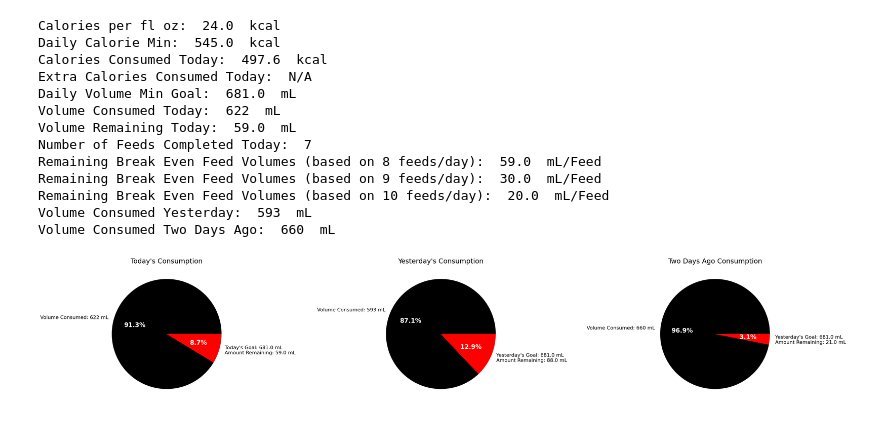
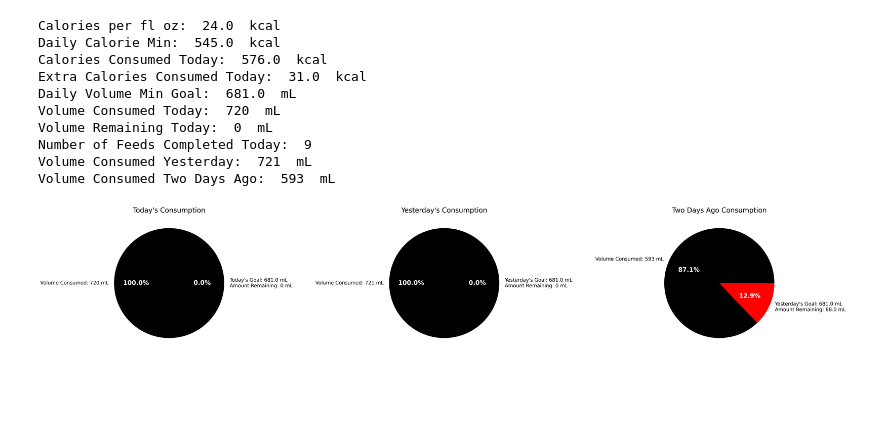
Before and after one commit to Juniper82/Theos-Feeding, a Jupyter notebook: Theo_Feeds_New.ipynb, the cells around one changed output. Saved outputs shown, nothing was run; the diff lists cells and outputs as text; code cells hidden in the pictures; blank space fills up the shorter version.

Commit message:
updated data

```diff
--- a/Theo_Feeds_New.ipynb
+++ b/Theo_Feeds_New.ipynb
@@ -1,14 +1,21 @@
 # %%
 import os
 import pandas as pd
+#%config InlineBackend.figure_format = 'retina'
+from ipypublish import nb_setup
+#pd = nb_setup.setup_pandas(escape_latex = False)
 import seaborn as sns
 import numpy as np
 import matplotlib as mpl
+%matplotlib inline
 import matplotlib.pyplot as plt
+plt.rcParams['figure.dpi'] = 300
+plt.rcParams['savefig.dpi'] = 300
 import matplotlib.dates as mdates
 from matplotlib.ticker import (MultipleLocator, AutoMinorLocator)
 from datetime import datetime, date, timedelta
-%matplotlib inline
+from feedingFunctions import getData
+#%matplotlib inline
 
 spreadsheet_id = "YOUR_SPREADSHEET_ID" # Replace with your Sheet ID
 sheet_id = "0" # Replace with your GID (0 is usually the first sheet)
@@ -18,5 +25,4 @@ url = f"https://docs.google.com/spreadsheets/d/16HNvRGn6rM0YFKnyvNpQlfmxrgw8ugTs
 df = pd.read_csv(url)
 df['Military_Time']=pd.to_datetime(df['Time'],format='%I:%M %p').dt.strftime('%H:%M')
 df['dateTime'] = pd.to_datetime(df['Date'] + ' ' + df['Military_Time'])
-#df = df.loc[df['Scheduled / Adlib']=='Adlib']
 # %%
@@ -148,24 +137,25 @@ todaysLabels = ['Volume Consumed: '+str(todaysConsum)+' mL',"Today's Goal: "+str
 numFeedsToday = todaysDat['Number of Feeds']
 print("Number of Feeds Completed Today: ",numFeedsToday)
 
+# if remainingFood != 0 and numFeedsToday < 8:
+#     minFeedVolReman8 = remainingFood/(8-numFeedsToday)
+#     minFeedVolReman9 = remainingFood/(9-numFeedsToday)
+#     minFeedVolReman10 = remainingFood/(10-numFeedsToday)
+# elif remainingFood != 0 and numFeedsToday < 9:
+#     minFeedVolReman9 = remainingFood/(9-numFeedsToday)
+#     minFeedVolReman10 = remainingFood/(10-numFeedsToday)
+# elif remainingFood != 0 and numFeedsToday < 10:
+#     minFeedVolReman10 = remainingFood/(10-numFeedsToday)
+# else:
+#     minFeedVolReman9 = 0
+#     minFeedVolReman10 = 0
+
 if remainingFood != 0 and numFeedsToday < 8:
-    minFeedVolReman8 = remainingFood/(8-numFeedsToday)
-    minFeedVolReman9 = remainingFood/(9-numFeedsToday)
-    minFeedVolReman10 = remainingFood/(10-numFeedsToday)
-elif remainingFood != 0 and numFeedsToday < 9:
-    minFeedVolReman9 = remainingFood/(9-numFeedsToday)
-    minFeedVolReman10 = remainingFood/(10-numFeedsToday)
-elif remainingFood != 0 and numFeedsToday < 10:
-    minFeedVolReman10 = remainingFood/(10-numFeedsToday)
-else:
-    minFeedVolReman9 = 0
-    minFeedVolReman10 = 0
-
-if numFeedsToday < 8:
-    print("Remaining Break Even Feed Volumes (based on 8 feeds/day): ",np.ceil(minFeedVolReman8)," mL/Feed")
-if numFeedsToday < 9:
-    print("Remaining Break Even Feed Volumes (based on 9 feeds/day): ",np.ceil(minFeedVolReman9)," mL/Feed")
-print("Remaining Break Even Feed Volumes (based on 10 feeds/day): ",np.ceil(minFeedVolReman10)," mL/Feed")
+    print("Remaining Break Even Feed Volumes (based on 8 feeds/day): ",np.ceil(remainingFood/(8-numFeedsToday))," mL/Feed")
+if remainingFood != 0 and numFeedsToday < 9:
+    print("Remaining Break Even Feed Volumes (based on 9 feeds/day): ",np.ceil(remainingFood/(9-numFeedsToday))," mL/Feed")
+if remainingFood != 0 and numFeedsToday < 10:
+    print("Remaining Break Even Feed Volumes (based on 10 feeds/day): ",np.ceil(remainingFood/(10-numFeedsToday))," mL/Feed")
 # Prepare Yesterday's Data
 yesterday = date.today() - timedelta(days=1)
 yesterday = yesterday.strftime('%m-%d-%Y')
@@ -192,44 +182,41 @@ twoDaysAgoConsum = twoDaysAgoDat['Daily Volume']
 twoDaysAgoGoal = twoDaysAgoDat['Daily Volume Goal']
 if twoDaysAgoConsum >= twoDaysAgoGoal:
        twoDaysAgoRemanFood = 0
 else:
     twoDaysAgoRemanFood = twoDaysAgoGoal-twoDaysAgoConsum
 twoDaysAgoData=[twoDaysAgoConsum , twoDaysAgoRemanFood]
 twoDaysAgoLabels = ['Volume Consumed: '+str(twoDaysAgoConsum)+' mL',"Yesterday's Goal: "+str(twoDaysAgoGoal)+' mL\nAmount Remaining: '+str(twoDaysAgoRemanFood)+' mL']
 print("Volume Consumed Two Days Ago: ",twoDaysAgoConsum," mL\n\n")
 # define colors to use
 colors = ['0','r']
 
 # Setup the Plot
-fig, (ax1, ax2, ax3) = plt.subplots(1,3,figsize=(45,8))
+fig3, (ax1, ax2, ax3) = plt.subplots(1,3,figsize=(45,8))
 _, _, autotexts=ax1.pie(todaysData, labels=todaysLabels, colors=colors, autopct='%.1f%%',textprops={'fontsize': 16})
 plt.setp(autotexts, **{'color':'white', 'weight':'bold', 'fontsize':20})
 ax1.set_title("Today's Consumption", fontdict={'fontsize': 22})
 _, _, autotexts=ax2.pie(yesterdaysData, labels=yesterdaysLabels, colors=colors, autopct='%.1f%%',textprops={'fontsize': 16})
 plt.setp(autotexts, **{'color':'white', 'weight':'bold', 'fontsize':20})
 ax2.set_title("Yesterday's Consumption", fontdict={'fontsize': 22})
 
 _, _, autotexts=ax3.pie(twoDaysAgoData, labels=twoDaysAgoLabels, colors=colors, autopct='%.1f%%',textprops={'fontsize': 16})
 plt.setp(autotexts, **{'color':'white', 'weight':'bold', 'fontsize':20})
 ax3.set_title("Two Days Ago Consumption", fontdict={'fontsize': 22})
 
 # for autotext in autotexts:
 #     autotext.set_color('white')
 plt.show()
 # %% [output]
 Calories per fl oz:  24.0  kcal
 Daily Calorie Min:  545.0  kcal
-Calories Consumed Today:  497.6  kcal
-Extra Calories Consumed Today:  N/A
+Calories Consumed Today:  576.0  kcal
+Extra Calories Consumed Today:  31.0  kcal
 Daily Volume Min Goal:  681.0  mL
-Volume Consumed Today:  622  mL
-Volume Remaining Today:  59.0  mL
-Number of Feeds Completed Today:  7
-Remaining Break Even Feed Volumes (based on 8 feeds/day):  59.0  mL/Feed
-Remaining Break Even Feed Volumes (based on 9 feeds/day):  30.0  mL/Feed
-Remaining Break Even Feed Volumes (based on 10 feeds/day):  20.0  mL/Feed
-Volume Consumed Yesterday:  593  mL
-Volume Consumed Two Days Ago:  660  mL
+Volume Consumed Today:  720  mL
+Volume Remaining Today:  0  mL
+Number of Feeds Completed Today:  9
+Volume Consumed Yesterday:  721  mL
+Volume Consumed Two Days Ago:  593  mL
-[figure, old version]
+[figure, new version]
 # %%
 # Convert a single specific notebook
```
Also changed, not shown: parts of 4 cells of this notebook, 1 other file.
